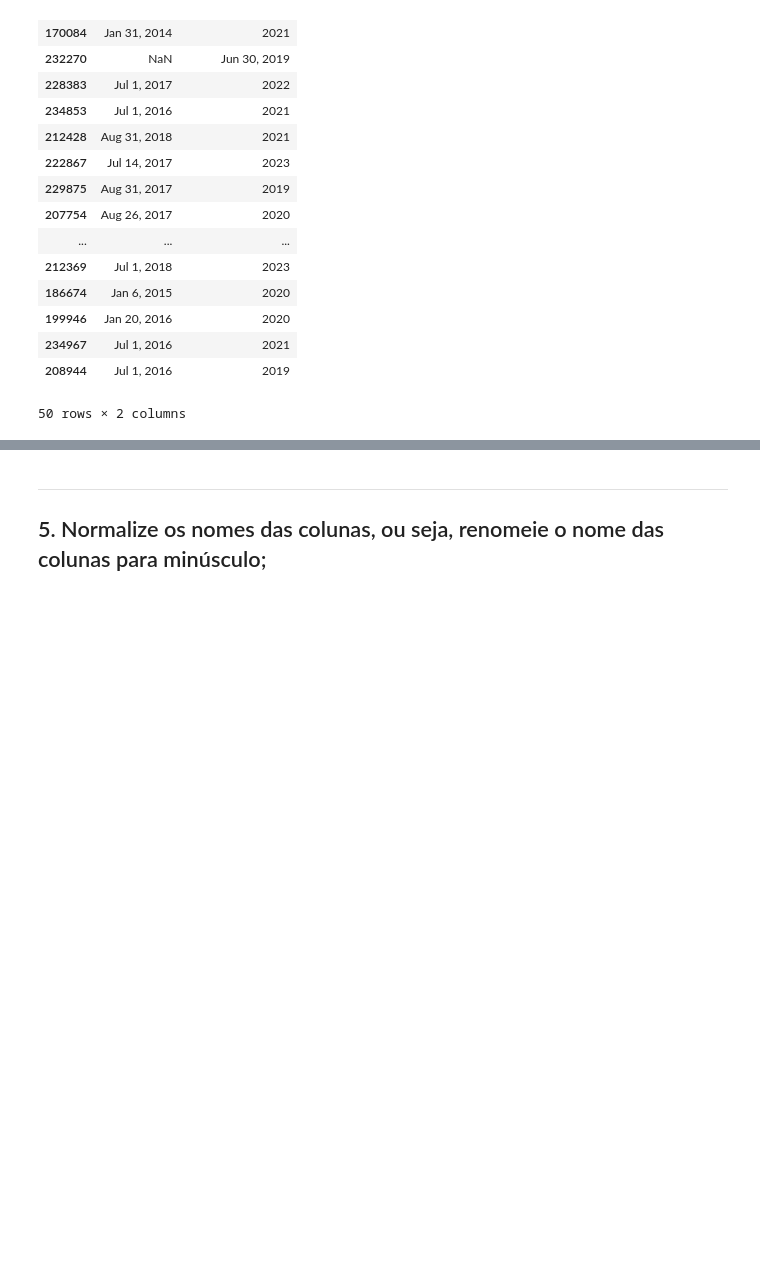
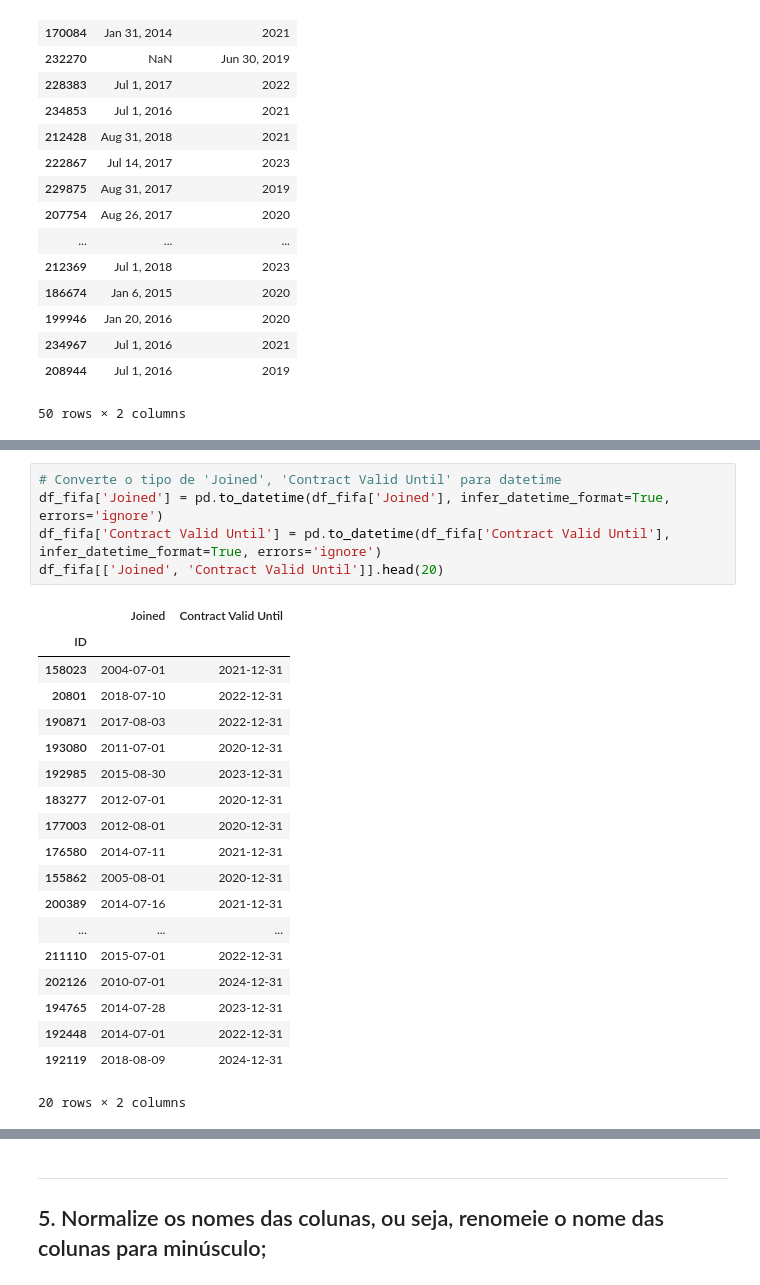
Before and after one commit to Sedinei/DSWP, a Jupyter notebook: NB_trabalhado/FIFA_NB10.ipynb, the cells around one changed output, grey strips where cells are left out. Saved outputs shown, nothing was run; the diff lists cells and outputs as text; blank space fills up the shorter version.

```diff
--- a/NB_trabalhado/FIFA_NB10.ipynb
+++ b/NB_trabalhado/FIFA_NB10.ipynb
@@ -420,2 +487,27 @@ df_fifa[['Joined', 'Contract Valid Until']].sample(50)
+# %%
+# Converte o tipo de 'Joined', 'Contract Valid Until' para datetime
+df_fifa['Joined'] = pd.to_datetime(df_fifa['Joined'], infer_datetime_format=True, errors='ignore')
+df_fifa['Contract Valid Until'] = pd.to_datetime(df_fifa['Contract Valid Until'], infer_datetime_format=True, errors='ignore')
+df_fifa[['Joined', 'Contract Valid Until']].head(20)
+# %% [output]
+|  | Joined | Contract Valid Until |
+| ID |  |  |
+| 158023 | 2004-07-01 | 2021-12-31 |
+| 20801 | 2018-07-10 | 2022-12-31 |
+| 190871 | 2017-08-03 | 2022-12-31 |
+| 193080 | 2011-07-01 | 2020-12-31 |
+| 192985 | 2015-08-30 | 2023-12-31 |
+| 183277 | 2012-07-01 | 2020-12-31 |
+| 177003 | 2012-08-01 | 2020-12-31 |
+| 176580 | 2014-07-11 | 2021-12-31 |
+| 155862 | 2005-08-01 | 2020-12-31 |
+| 200389 | 2014-07-16 | 2021-12-31 |
+| ... | ... | ... |
+| 211110 | 2015-07-01 | 2022-12-31 |
+| 202126 | 2010-07-01 | 2024-12-31 |
+| 194765 | 2014-07-28 | 2023-12-31 |
+| 192448 | 2014-07-01 | 2022-12-31 |
+| 192119 | 2018-08-09 | 2024-12-31 |
+20 rows × 2 columns
 # %%
 # Alterando os tipos das variáveis
```
Also changed, not shown: parts of 8 cells of this notebook.
